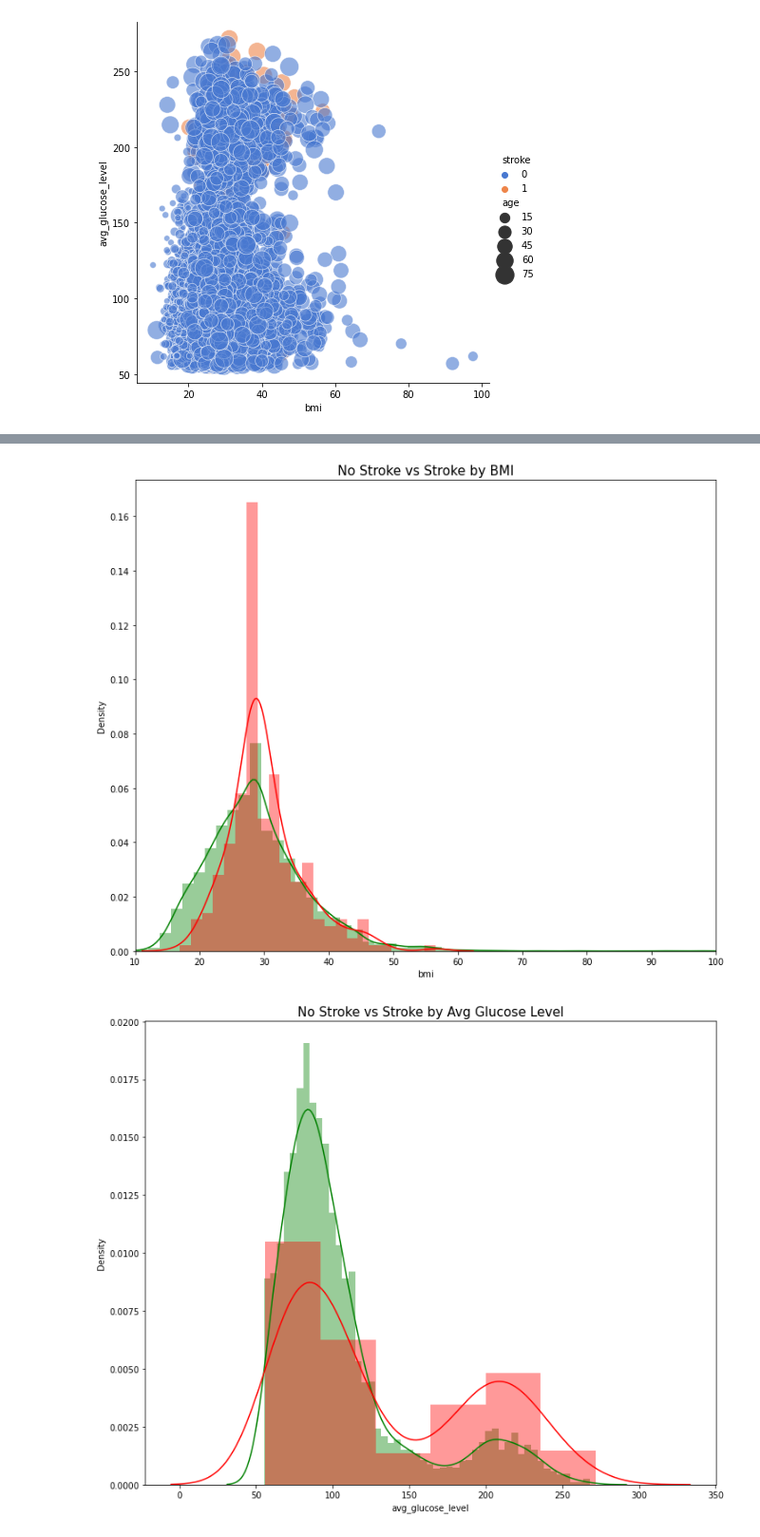
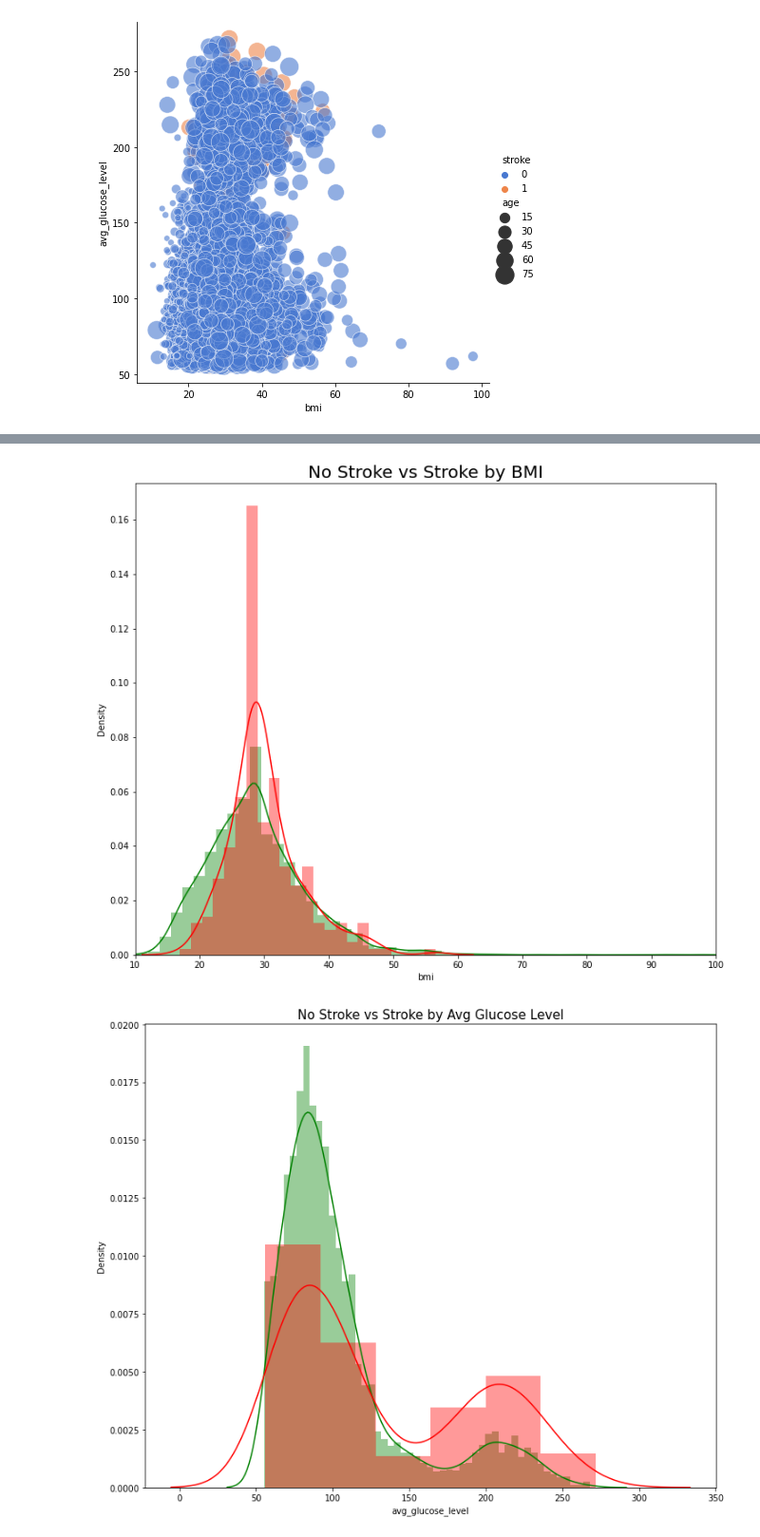
Before and after one commit to meng-86/Project-4, a Jupyter notebook: model_2.ipynb, the cells around one changed output, grey strips where cells are left out. Shown at 95% size. Drawn from its saved outputs; the diff is of its cells as text; code cells hidden in the pictures.

```diff
--- a/model_2.ipynb
+++ b/model_2.ipynb
@@ -97,14 +98,15 @@ plt.tight_layout()
 # %%
 plt.figure(figsize=(12,10))
 
 sns.distplot(df[df['stroke'] == 0]["bmi"], color='green') # No Stroke - green
 sns.distplot(df[df['stroke'] == 1]["bmi"], color='red') # Stroke - Red
 
-plt.title('No Stroke vs Stroke by BMI', fontsize=15)
+plt.title('No Stroke vs Stroke by BMI', fontsize=20)
 plt.xlim([10,100])
+plt.savefig('distribution_2.png', bbox_inches='tight')
 plt.show()
 # %% [output]
-[figure, old version]
+[figure, new version]
 # %%
 plt.figure(figsize=(12,10))
 
```
Also changed, not shown: parts of 2 cells of this notebook.
